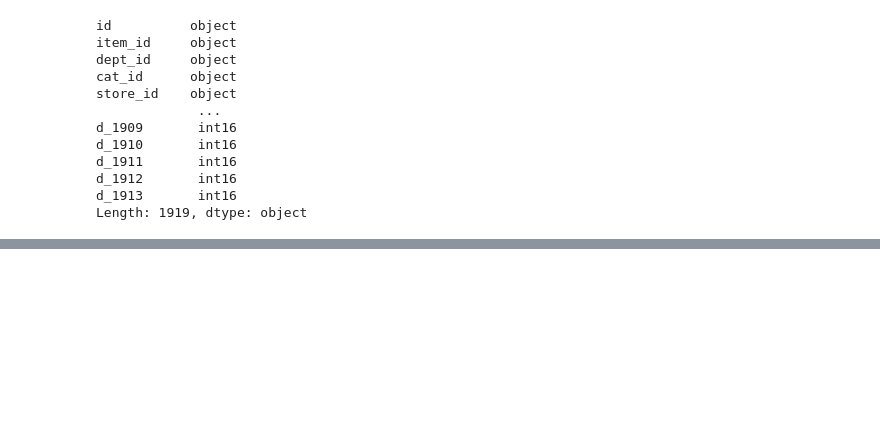
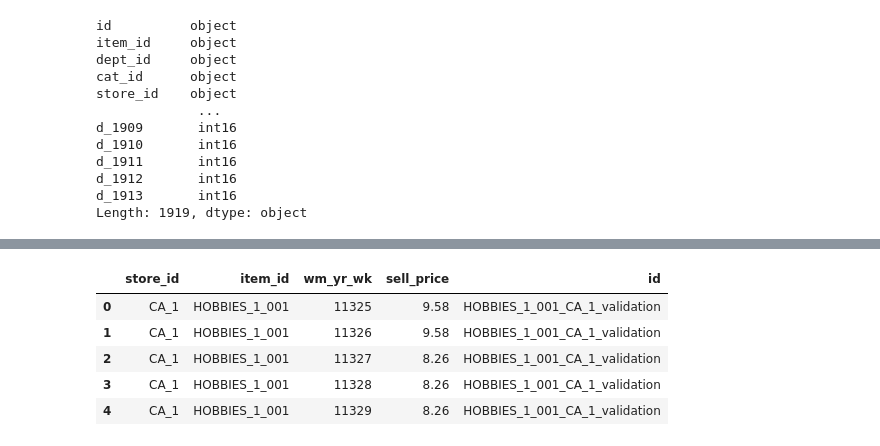
Before and after one commit to AlexanderJGomez/m5_forecasting_accuracy, a Jupyter notebook: notebooks/load_data.ipynb, the cells around one changed output, grey strips where cells are left out. Cells and saved outputs as stored; diff of their text form; code cells hidden in the pictures; blank space fills up the shorter version.

```diff
--- a/notebooks/load_data.ipynb
+++ b/notebooks/load_data.ipynb
@@ -163,0 +173,9 @@ Length: 1919, dtype: object
+# %%
+sell_prices_df.head()
+# %% [output]
+|  | store_id | item_id | wm_yr_wk | sell_price | id |
+| 0 | CA_1 | HOBBIES_1_001 | 11325 | 9.58 | HOBBIES_1_001_CA_1_validation |
+| 1 | CA_1 | HOBBIES_1_001 | 11326 | 9.58 | HOBBIES_1_001_CA_1_validation |
+| 2 | CA_1 | HOBBIES_1_001 | 11327 | 8.26 | HOBBIES_1_001_CA_1_validation |
+| 3 | CA_1 | HOBBIES_1_001 | 11328 | 8.26 | HOBBIES_1_001_CA_1_validation |
+| 4 | CA_1 | HOBBIES_1_001 | 11329 | 8.26 | HOBBIES_1_001_CA_1_validation |
```
Also changed, not shown: parts of 16 cells of this notebook.
